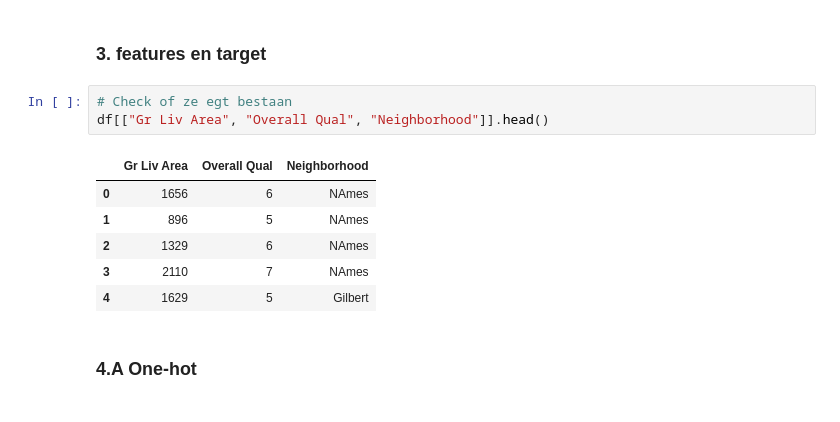
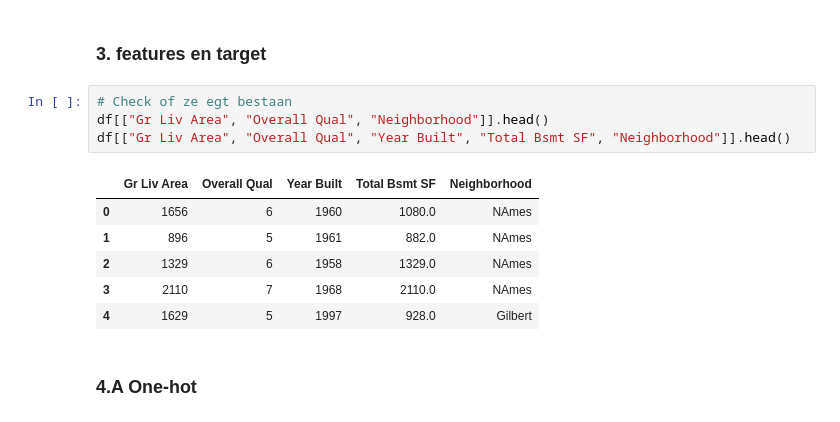
Before and after one commit to Rona-03/DEAI_portfolio, a Jupyter notebook: Naomi/Week 6/Lineaire_Regressie.ipynb, the cells around one changed output. Saved outputs shown, nothing was run; the diff lists cells and outputs as text.

```diff
--- a/Naomi/Week 6/Lineaire_Regressie.ipynb
+++ b/Naomi/Week 6/Lineaire_Regressie.ipynb
@@ -25,13 +27,14 @@ Index(['ID', 'SalePrice', 'Garage', 'Overall Qual', 'Gr Liv Area',
 # %%
 # Check of ze egt bestaan
 df[["Gr Liv Area", "Overall Qual", "Neighborhood"]].head()
+df[["Gr Liv Area", "Overall Qual", "Year Built", "Total Bsmt SF", "Neighborhood"]].head()
 # %% [output]
-|  | Gr Liv Area | Overall Qual | Neighborhood |
-| 0 | 1656 | 6 | NAmes |
-| 1 | 896 | 5 | NAmes |
-| 2 | 1329 | 6 | NAmes |
-| 3 | 2110 | 7 | NAmes |
-| 4 | 1629 | 5 | Gilbert |
+|  | Gr Liv Area | Overall Qual | Year Built | Total Bsmt SF | Neighborhood |
+| 0 | 1656 | 6 | 1960 | 1080.0 | NAmes |
+| 1 | 896 | 5 | 1961 | 882.0 | NAmes |
+| 2 | 1329 | 6 | 1958 | 1329.0 | NAmes |
+| 3 | 2110 | 7 | 1968 | 2110.0 | NAmes |
+| 4 | 1629 | 5 | 1997 | 928.0 | Gilbert |
 # %% [markdown]
 ### 4.A One-hot
 # %%
```
Also changed, not shown: parts of 6 cells of this notebook, 1 other file.
